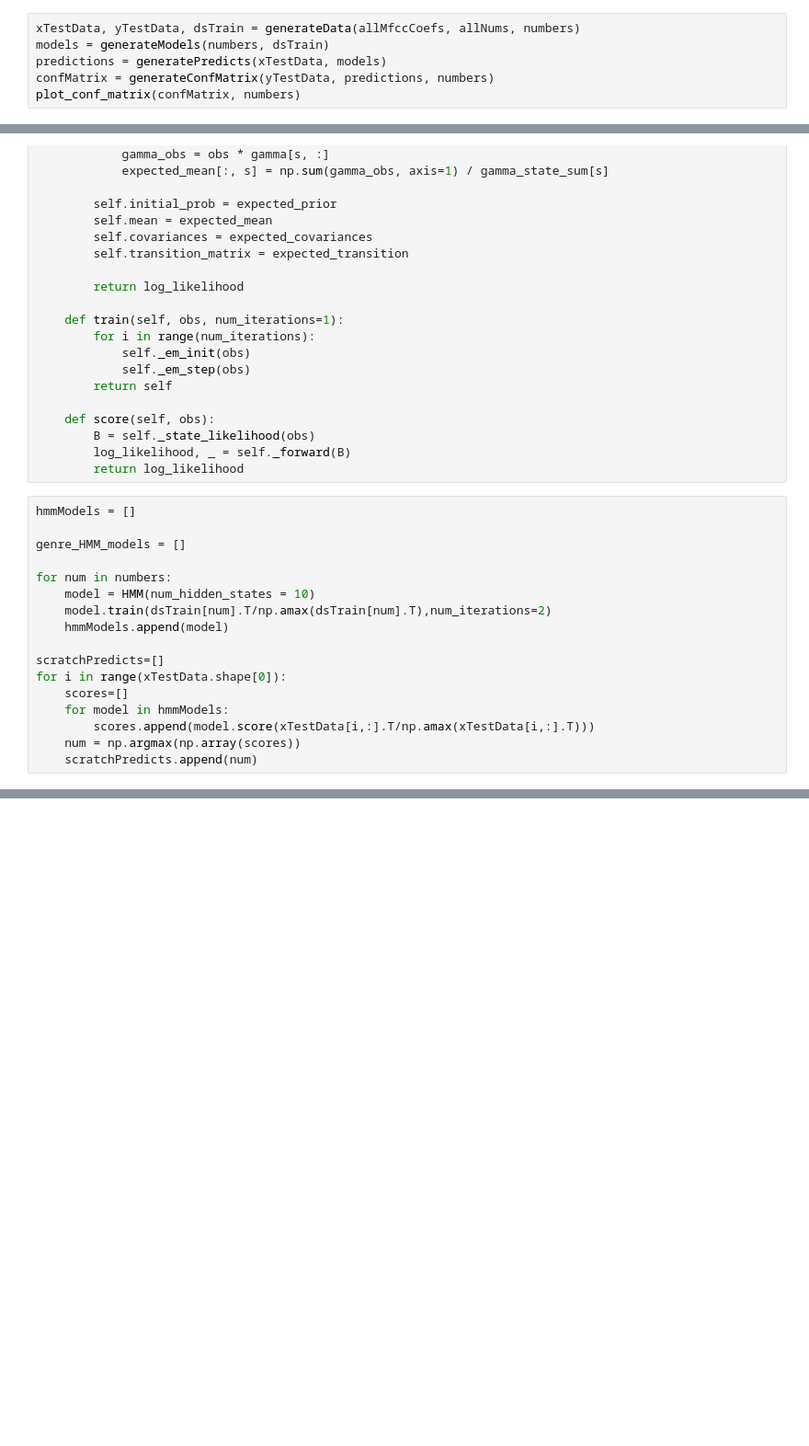
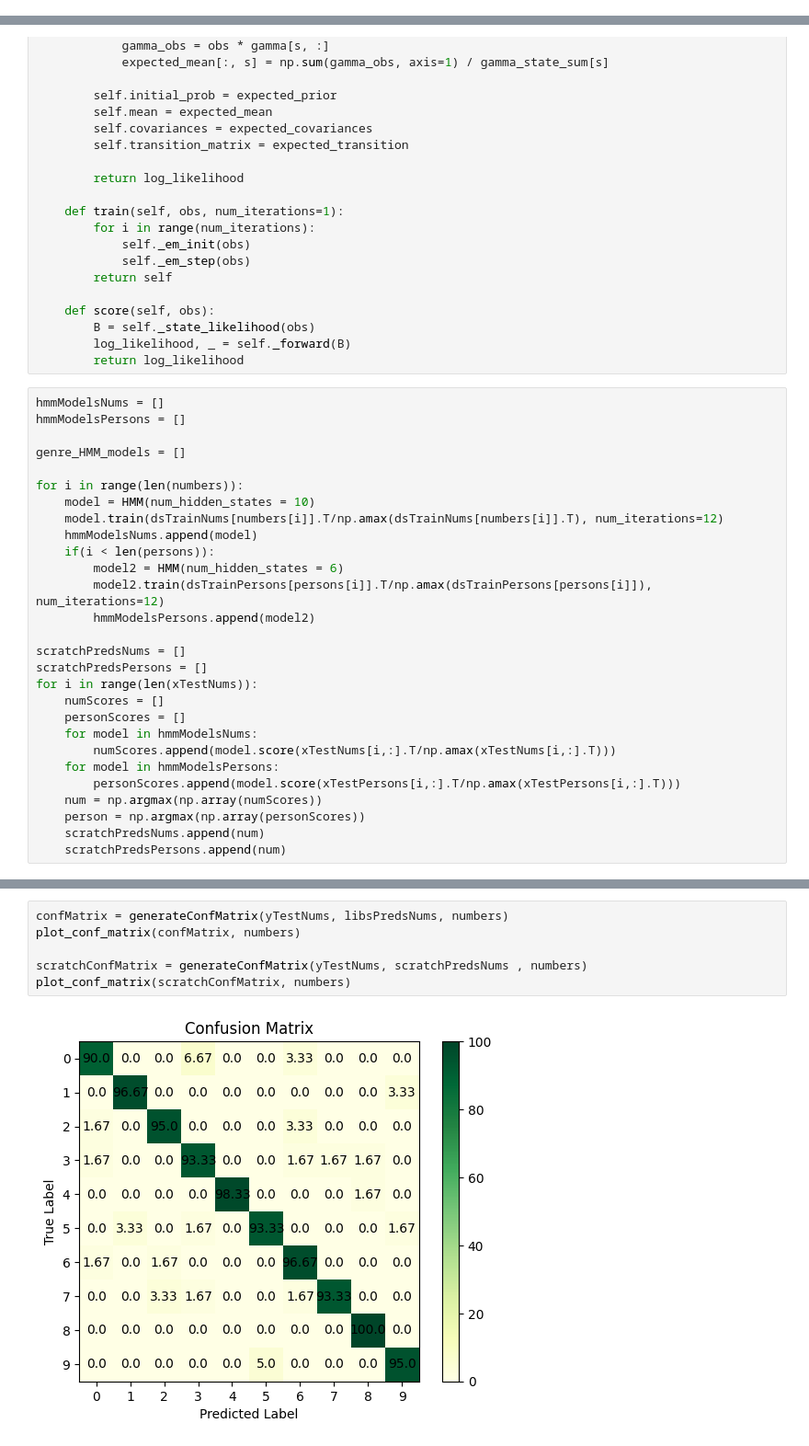
Before and after one commit to AryanBastani/AI-Course-Projects, a Jupyter notebook: Hidden Markov Models/AI_CA2.ipynb, the cells around one changed output, grey strips where cells are left out. Shown at 92% size. Drawn from its saved outputs; the diff is of its cells as text; blank space fills up the shorter version.

```diff
--- a/Hidden Markov Models/AI_CA2.ipynb
+++ b/Hidden Markov Models/AI_CA2.ipynb
@@ -341,6 +321,0 @@ def plot_conf_matrix(confMatrix, numbers):
-# %%
-xTestData, yTestData, dsTrain = generateData(allMfccCoefs, allNums, numbers)
-models = generateModels(numbers, dsTrain)
-predictions = generatePredicts(xTestData, models)
-confMatrix = generateConfMatrix(yTestData, predictions, numbers)
-plot_conf_matrix(confMatrix, numbers)
@@ -470,19 +452,30 @@ class HMM:
         log_likelihood, _ = self._forward(B)
         return log_likelihood
 # %%
-hmmModels = []
+hmmModelsNums = []
+hmmModelsPersons = []
 
 genre_HMM_models = []
 
-for num in numbers:
+for i in range(len(numbers)):
     model = HMM(num_hidden_states = 10)
-    model.train(dsTrain[num].T/np.amax(dsTrain[num].T),num_iterations=2)
-    hmmModels.append(model)
+    model.train(dsTrainNums[numbers[i]].T/np.amax(dsTrainNums[numbers[i]].T), num_iterations=12)
+    hmmModelsNums.append(model)
+    if(i < len(persons)):
+        model2 = HMM(num_hidden_states = 6)
+        model2.train(dsTrainPersons[persons[i]].T/np.amax(dsTrainPersons[persons[i]]), num_iterations=12)
+        hmmModelsPersons.append(model2)
 
-scratchPredicts=[]
-for i in range(xTestData.shape[0]):
-    scores=[]
-    for model in hmmModels:
-        scores.append(model.score(xTestData[i,:].T/np.amax(xTestData[i,:].T)))
-    num = np.argmax(np.array(scores))
-    scratchPredicts.append(num)
+scratchPredsNums = []
+scratchPredsPersons = []
+for i in range(len(xTestNums)):
+    numScores = []
+    personScores = []
+    for model in hmmModelsNums:
+        numScores.append(model.score(xTestNums[i,:].T/np.amax(xTestNums[i,:].T)))
+    for model in hmmModelsPersons:
+        personScores.append(model.score(xTestPersons[i,:].T/np.amax(xTestPersons[i,:].T)))
+    num = np.argmax(np.array(numScores))
+    person = np.argmax(np.array(personScores))
+    scratchPredsNums.append(num)
+    scratchPredsPersons.append(num)
@@ -493,0 +621,8 @@ plot_conf_matrix(scratchConfMatrix, numbers)
+# %%
+confMatrix = generateConfMatrix(yTestNums, libsPredsNums, numbers)
+plot_conf_matrix(confMatrix, numbers)
+
+scratchConfMatrix = generateConfMatrix(yTestNums, scratchPredsNums , numbers)
+plot_conf_matrix(scratchConfMatrix, numbers)
+# %% [output]
+[figure, added]
```
Also changed, not shown: parts of 19 cells of this notebook.
